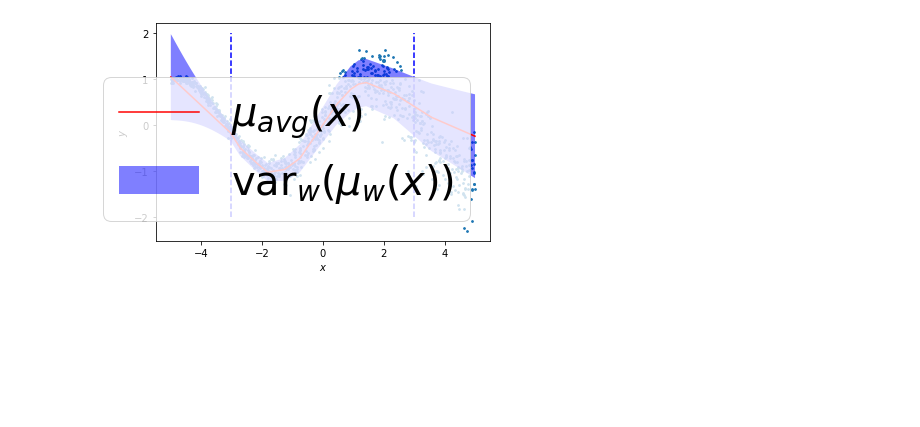
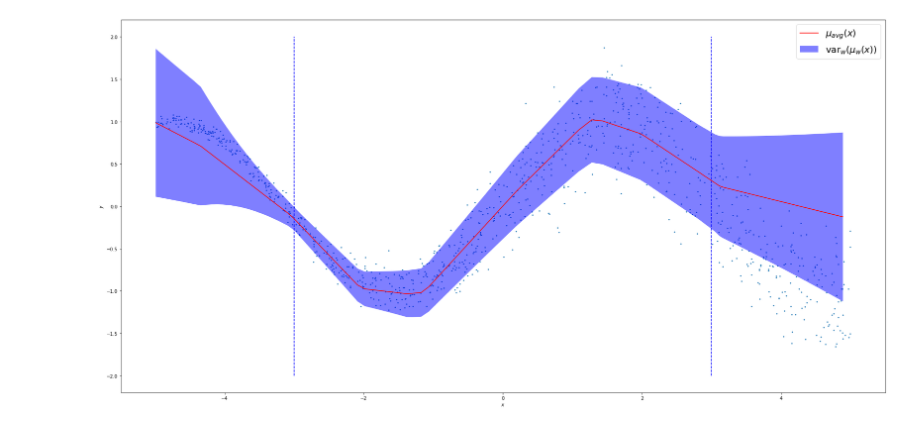
Before and after one commit to jackonelli/ensemble_distr_distillation, a Jupyter notebook: src/experiments/regression_sinus.ipynb, the cells around one changed output. Saved outputs shown, nothing was run; the diff lists cells and outputs as text; code cells hidden in the pictures; blank space fills up the shorter version.

```diff
--- a/src/experiments/regression_sinus.ipynb
+++ b/src/experiments/regression_sinus.ipynb
@@ -15,7 +15,7 @@ import torch
 
 from src.dataloaders import gaussian_sinus, one_dim_regression
 import src.utils as utils
-from src.distilled import logits_probability_distribution, gauss_mix
+from src.distilled import logits_probability_distribution, gauss_mix, norm_inv_wish
 from src.ensemble import simple_regressor, ensemble
 
 import src.metrics as metrics
@@ -39,3 +39,6 @@ args.retrain = True
 args.num_ensemble_members=10
 args.num_epochs=100
 args.lr = 0.01
+plt.rcParams['figure.figsize'] = [30, 15]
+
+tex_dir = Path("/home/jakob/doktor/projects/EnsembleUncertainty/paper/Paper")
@@ -102,7 +108,7 @@ for _ in range(args.num_ensemble_members):
 
     model = simple_regressor.Model(layer_sizes=layer_sizes,
                                  device=device,
-                                 variance_transform=utils.variance_linear_asymptote(),
+                                 variance_transform=utils.positive_linear_asymptote(),
                                  loss_function=custom_loss.gaussian_neg_log_likelihood_1d)
     model.optimizer = torch.optim.Adam(model.parameters(),
                                          lr=args.lr)
@@ -152,7 +158,7 @@ distilled_output_size = ensemble_output_size * 2
 layer_sizes = [input_size, hidden_size, hidden_size, distilled_output_size]
 distilled_model = logits_probability_distribution.LogitsProbabilityDistribution(
     layer_sizes=layer_sizes,
-    variance_transform=utils.variance_linear_asymptote(),
+    variance_transform=utils.positive_linear_asymptote(),
     teacher=prob_ensemble,
     device=device,
     learning_rate=args.lr)
@@ -171,5 +177,5 @@ unlabelled_loader = torch.utils.data.DataLoader(unlabelled_data,
                                            num_workers=0)
 
 
-distilled_model.train(unlabelled_loader, 50)
+distilled_model.train(unlabelled_loader, 25)
 # %% [output]
@@ -377,20 +333,14 @@ gauss_mix_distilled.train(unlabelled_loader, 50)
 # %%
-
-test_data_set = gaussian_sinus.GaussianSinus(range_=(-5, 5),
-                                             store_file=Path("tmp_data"))
-test_data = test_data_set.get_full_data(sorted_=True)
-
-
 with torch.no_grad():
     x = torch.tensor(test_data[:, 0]).float()
     y = torch.tensor(test_data[:, 1]).float()
     x = x.reshape((len(x), 1))
-    mu_dist, sigma_sq_dist = gauss_mix_distilled.forward(x.to(device))
-    mu_dist, sigma_sq_dist = mu_dist.cpu().reshape(y.size()), sigma_sq_dist.cpu().reshape(y.size())
+    mu_mix, sigma_sq_mix = gauss_mix_distilled.forward(x.to(device))
+    mu_mix, sigma_sq_mix = mu_mix.cpu().reshape(y.size()), sigma_sq_mix.cpu().reshape(y.size())
     x = x.reshape(y.size())
 
 
 _, ax = plt.subplots()
-plot_uncert(ax, x, y, mean_mu=mu_dist, ale=None, epi=sigma_sq_dist)
+utils.plot_uncert(ax, x, y, every_nth=10, mean_mu=mu_mix, ale=None, epi=sigma_sq_mix)
 tikzplotlib.save("fig/toy_example/direct_distilled_mu_uncert.tikz")
 # %% [output]
@@ -398 +347 @@ tikzplotlib.save("fig/toy_example/direct_distilled_mu_uncert.tikz")
-[figure, old version]
+[figure, new version]
```
Also changed, not shown: parts of 12 cells of this notebook, 9 other files.
